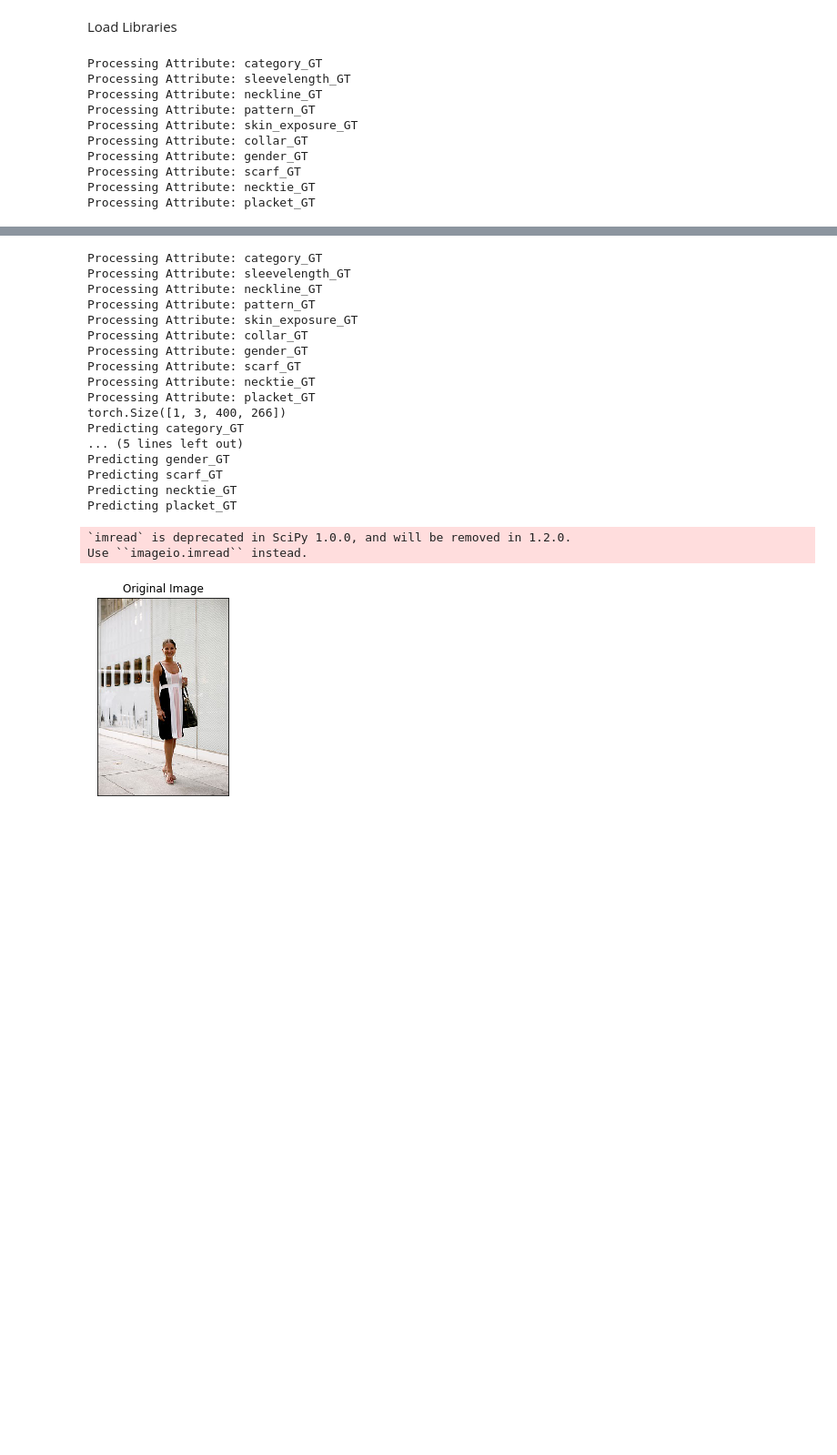
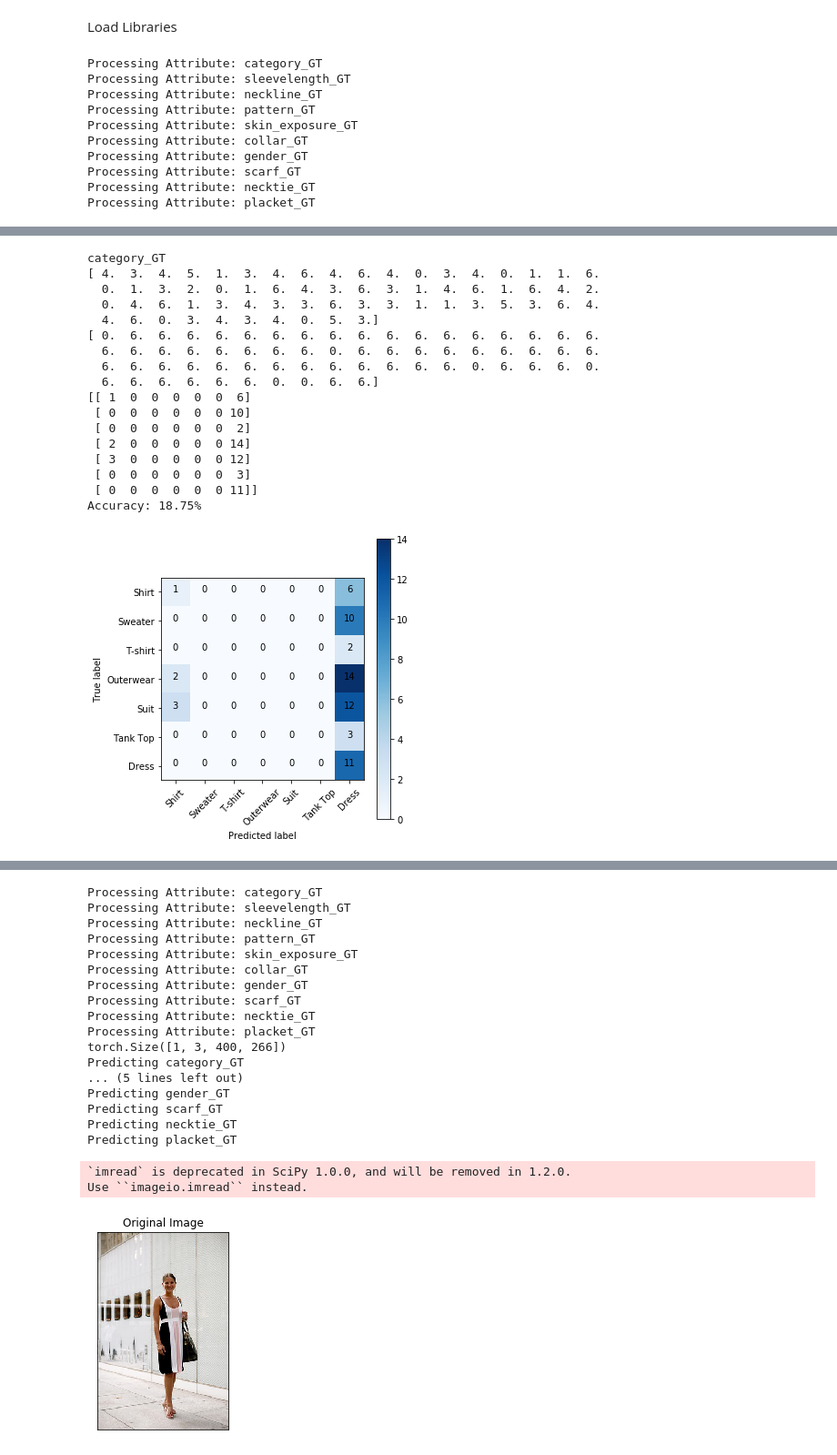
Before and after one commit to cs519/Machine-Eye-For-Fashion, a Jupyter notebook: Demo.ipynb, the cells around one changed output, grey strips where cells are left out. Shown at 91% size. Cells and saved outputs as stored; diff of their text form; code cells hidden in the pictures; blank space fills up the shorter version.

```diff
--- a/Demo.ipynb
+++ b/Demo.ipynb
@@ -92,0 +105,17 @@ Downloading: "https://download.pytorch.org/models/resnet18-5c106cde.pth" to /Use
+# %%
+#EVALUATION RESULT - FCN
+eval_results = {}
+'''for target, model in attribute_models.items():
+    eval_results[target] = evaluate_model(attribute_models[target], pretrained_conv_model, target,
+                                                labels_file,
+                                                TEST_IMAGES_FOLDER,
+                                                batch_size=32, num_workers=4,
+                                                use_gpu=use_gpu,
+                                                flatten_pretrained_out=False)'''
+
+eval_results['category_GT'] = evaluate_model(attribute_models['category_GT'], pretrained_conv_model, 'category_GT',
+                                                labels_file,
+                                                TEST_IMAGES_FOLDER,
+                                                batch_size=32, num_workers=4,
+                                                use_gpu=use_gpu,
+                                                flatten_pretrained_out=False)
@@ -92,0 +135,63 @@ Downloading: "https://download.pytorch.org/models/resnet18-5c106cde.pth" to /Use
+# %%
+import itertools
+
+#increase size of the plotting
+fig_size = plt.rcParams["figure.figsize"]
+fig_size[0] = 5
+fig_size[1] = 5
+plt.rcParams["figure.figsize"] = fig_size
+
+for attrib_name, results in eval_results.items():
+    print(attrib_name)
+    actual = results["y_actual"]
+    prediction = results["y_pred"]
+    print(actual)
+    print(prediction)
+
+    classes = category_GT
+
+
+    c_m = confusion_matrix(actual, prediction)
+    print(c_m)
+    np.set_printoptions(precision=2)
+
+    print("Accuracy: {:.2%}".format((results["y_pred"] == results["y_actual"]).sum() / len(results["y_pred"])))
+
+    plt.figure()
+    plt.imshow(c_m, interpolation='nearest', cmap=plt.cm.Blues)
+    plt.colorbar()
+    tick_marks = np.arange(len(classes))
+    plt.xticks(tick_marks, classes, rotation=45)
+    plt.yticks(tick_marks, classes)
+
+    fmt = 'd'
+    thresh = c_m.max() / 2.
+    for i, j in itertools.product(range(c_m.shape[0]), range(c_m.shape[1])):
+        plt.text(j, i, format(c_m[i, j], fmt),
+                 horizontalalignment="center",
+                 color="black")
+
+    plt.tight_layout()
+    plt.ylabel('True label')
+    plt.xlabel('Predicted label')
+    plt.show()
+    plt.savefig('confusion_matrix.png')
+# %% [output]
+category_GT
+[ 4.  3.  4.  5.  1.  3.  4.  6.  4.  6.  4.  0.  3.  4.  0.  1.  1.  6.
+  0.  1.  3.  2.  0.  1.  6.  4.  3.  6.  3.  1.  4.  6.  1.  6.  4.  2.
+  0.  4.  6.  1.  3.  4.  3.  3.  6.  3.  3.  1.  1.  3.  5.  3.  6.  4.
+  4.  6.  0.  3.  4.  3.  4.  0.  5.  3.]
+[ 0.  6.  6.  6.  6.  6.  6.  6.  6.  6.  6.  6.  6.  6.  6.  6.  6.  6.
+  6.  6.  6.  6.  6.  6.  6.  6.  0.  6.  6.  6.  6.  6.  6.  6.  6.  6.
+  6.  6.  6.  6.  6.  6.  6.  6.  6.  6.  6.  6.  6.  0.  6.  6.  6.  0.
+  6.  6.  6.  6.  6.  6.  0.  0.  6.  6.]
+[[ 1  0  0  0  0  0  6]
+ [ 0  0  0  0  0  0 10]
+ [ 0  0  0  0  0  0  2]
+ [ 2  0  0  0  0  0 14]
+ [ 3  0  0  0  0  0 12]
+ [ 0  0  0  0  0  0  3]
+ [ 0  0  0  0  0  0 11]]
+Accuracy: 18.75%
+[figure, added]
```
Also changed, not shown: parts of 8 cells of this notebook, 2 other files.
